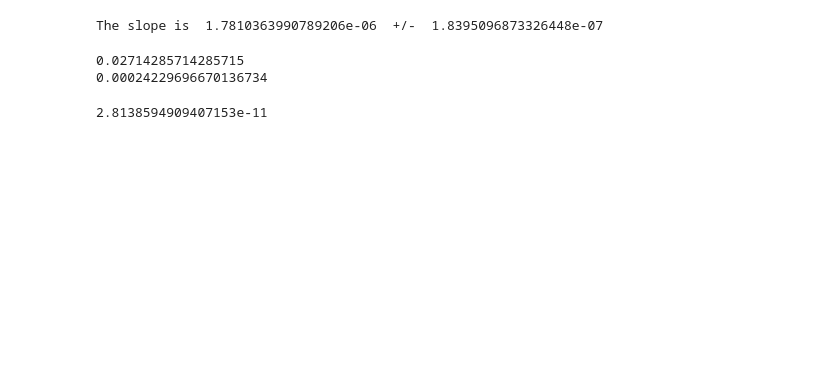
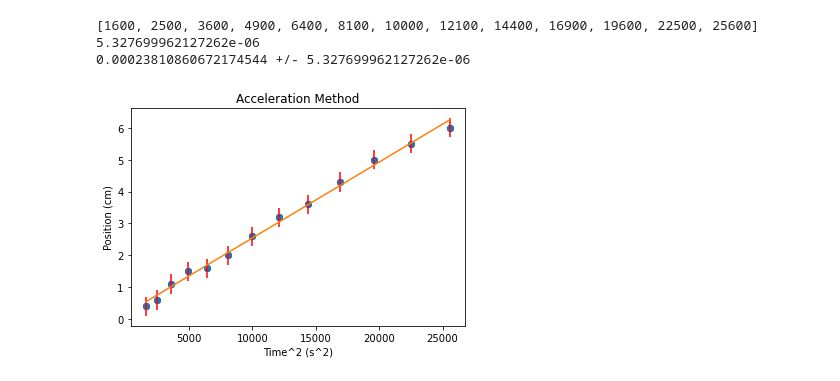
Before and after one commit to DennisHartmannCodes/Cavendeshaganza, a Jupyter notebook: Acceleration Analysis.ipynb, the cells around one changed output. Saved outputs shown, nothing was run; the diff lists cells and outputs as text; code cells hidden in the pictures; blank space fills up the shorter version.

```diff
--- a/Acceleration Analysis.ipynb
+++ b/Acceleration Analysis.ipynb
@@ -216,24 +196,0 @@ print(slope7)
-# %%
-slopes=[abs(slope1),abs(slope2),abs(slope3),abs(slope4),abs(slope5),abs(slope6),abs(slope7)]
-slope=np.mean(slopes)/100
-slopeerror=(np.std(slopes)/(7**0.5))/100
-print('The slope is ', slope, ' +/- ', slopeerror)
-# %% [output]
-The slope is  1.7810363990789206e-06  +/-  1.8395096873326448e-07
-# %%
-data = read_csv("Cavendeshaganza - No balls.csv")
-
-# converting column data to list
-times = data['t(s)'].tolist()
-times=times[9:72]
-Position = data['Position(cm)'].tolist()
-Position=Position[9:72]
-Error = data['Error in Position (cm)'].tolist()
-Error=Error[9:72]
-L1=(np.mean(Position))/100
-print(L1)
-L1error=(np.std(Position)/len(Position))/100
-print(L1error)
-# %% [output]
-0.02714285714285715
-0.00024229696670136734
@@ -246,5 +197,36 @@ L0error=0.01
-# %%
-G=(1/2)*((b**2)*d*L0)/(m1*((L0**2)+(L1**2)))*slope
-print(G)
-# %% [output]
-2.8138594909407153e-11
+# %%
+# reading CSV file
+data = read_csv("Cavendeshaganza - Acceleration Run 6.csv")
+
+# converting column data to list
+timesquared = data['t^2(s^2)'].tolist()
+timesquared=timesquared[4:17]
+Position = data['Position (cm)+1.25'].tolist()
+Position=Position[4:17]
+Error = data['Error in Position(cm)'].tolist()
+Error=Error[4:17]
+
+for i in range(len(timesquared)):
+    timesquared[i] = re.sub(",", "", timesquared[i])
+    timesquared[i]=int(timesquared[i])
+
+# printing list data
+plt.scatter(timesquared,Position, color='b')
+plt.errorbar(timesquared, Position, yerr=Error, ecolor='r', fmt="o", barsabove="True")
+plt.title('Acceleration Method')
+plt.xlabel('Time^2 (s^2)')
+plt.ylabel('Position (cm)')
+
+slope6, intercept, r_value, p_value, std_err = stats.linregress(timesquared,Position)
+timesquaredarr=np.asarray(timesquared)
+print(timesquared)
+print(std_err)
+plt.plot(timesquared, (timesquaredarr*slope6)+intercept)
+plt.savefig('Vid6trim.png')
+
+print(slope6, '+/-', std_err)
+# %% [output]
+[1600, 2500, 3600, 4900, 6400, 8100, 10000, 12100, 14400, 16900, 19600, 22500, 25600]
+5.327699962127262e-06
+0.00023810860672174544 +/- 5.327699962127262e-06
+[figure, added]
```
Also changed, not shown: parts of 13 cells of this notebook.
